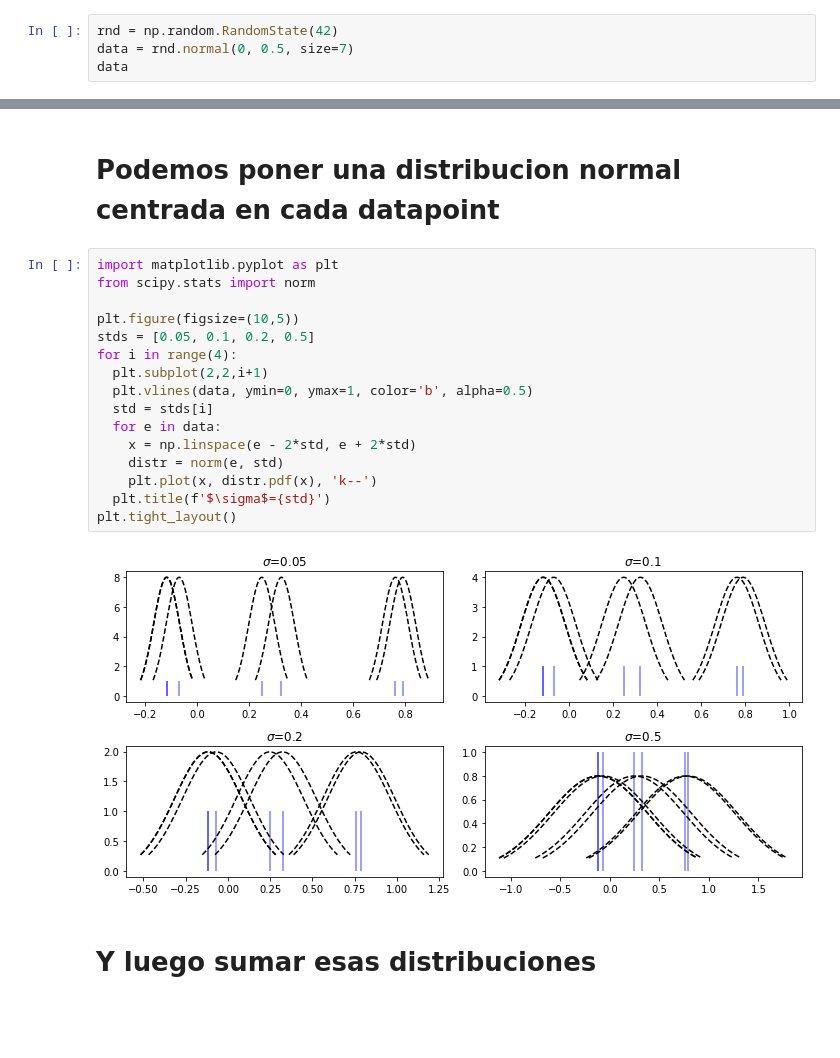
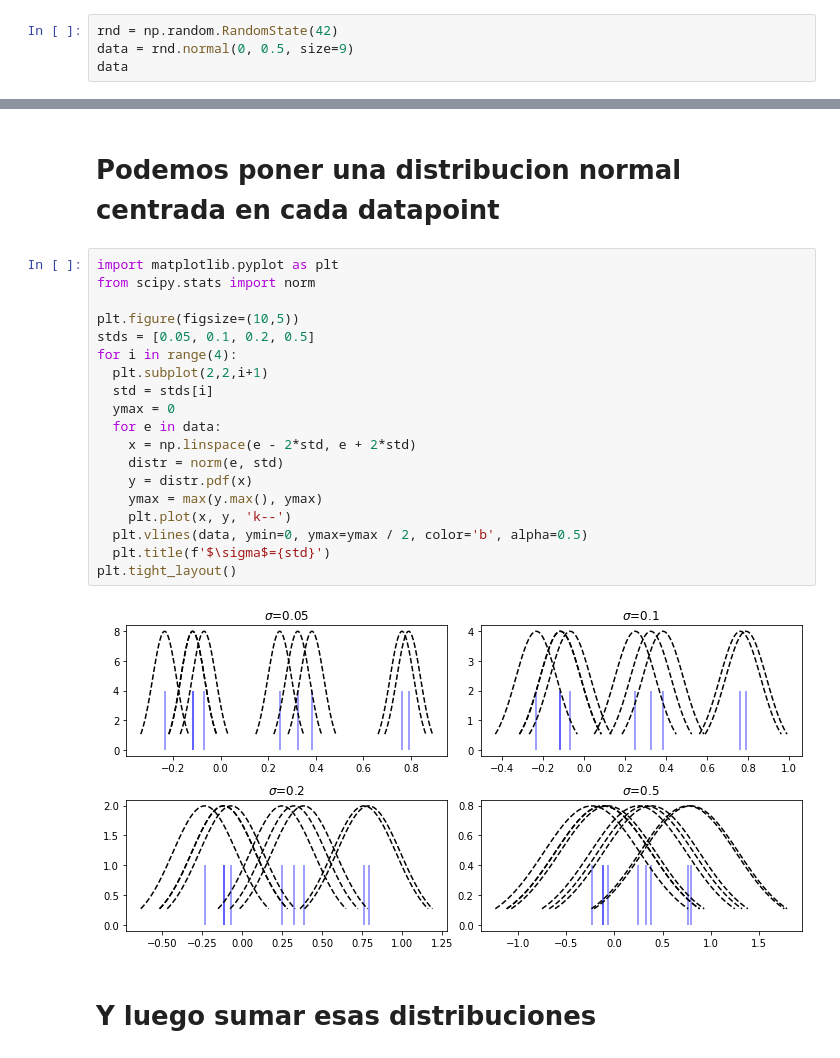
Before and after one commit to elsonidoq/ml-practico-2022, a Jupyter notebook: notebooks/Kernel_Density_Estimation.ipynb, the cells around one changed output, grey strips where cells are left out. Drawn from its saved outputs; the diff is of its cells as text; blank space fills up the shorter version.

```diff
--- a/notebooks/Kernel_Density_Estimation.ipynb
+++ b/notebooks/Kernel_Density_Estimation.ipynb
@@ -3,7 +3,7 @@ import seaborn as sns
 import numpy as np
 # %%
 rnd = np.random.RandomState(42)
-data = rnd.normal(0, 0.5, size=7)
+data = rnd.normal(0, 0.5, size=9)
 data
 # %% [output]
 array([ 0.24835708, -0.06913215,  0.32384427,  0.76151493, -0.11707669,
@@ -28,21 +28,24 @@ sns.rugplot(data, height=0.05);
 # %%
 import matplotlib.pyplot as plt
 from scipy.stats import norm
 
 plt.figure(figsize=(10,5))
 stds = [0.05, 0.1, 0.2, 0.5]
 for i in range(4):
   plt.subplot(2,2,i+1)
-  plt.vlines(data, ymin=0, ymax=1, color='b', alpha=0.5)
   std = stds[i]
+  ymax = 0
   for e in data:
     x = np.linspace(e - 2*std, e + 2*std)
     distr = norm(e, std)
-    plt.plot(x, distr.pdf(x), 'k--')
+    y = distr.pdf(x)
+    ymax = max(y.max(), ymax)
+    plt.plot(x, y, 'k--')
+  plt.vlines(data, ymin=0, ymax=ymax / 2, color='b', alpha=0.5)
   plt.title(f'$\sigma$={std}')
 plt.tight_layout()
 # %% [output]
-[figure, old version]
+[figure, new version]
 # %% [markdown]
 # Y luego sumar esas distribuciones
 # %%
```
Also changed, not shown: parts of 5 cells of this notebook.
